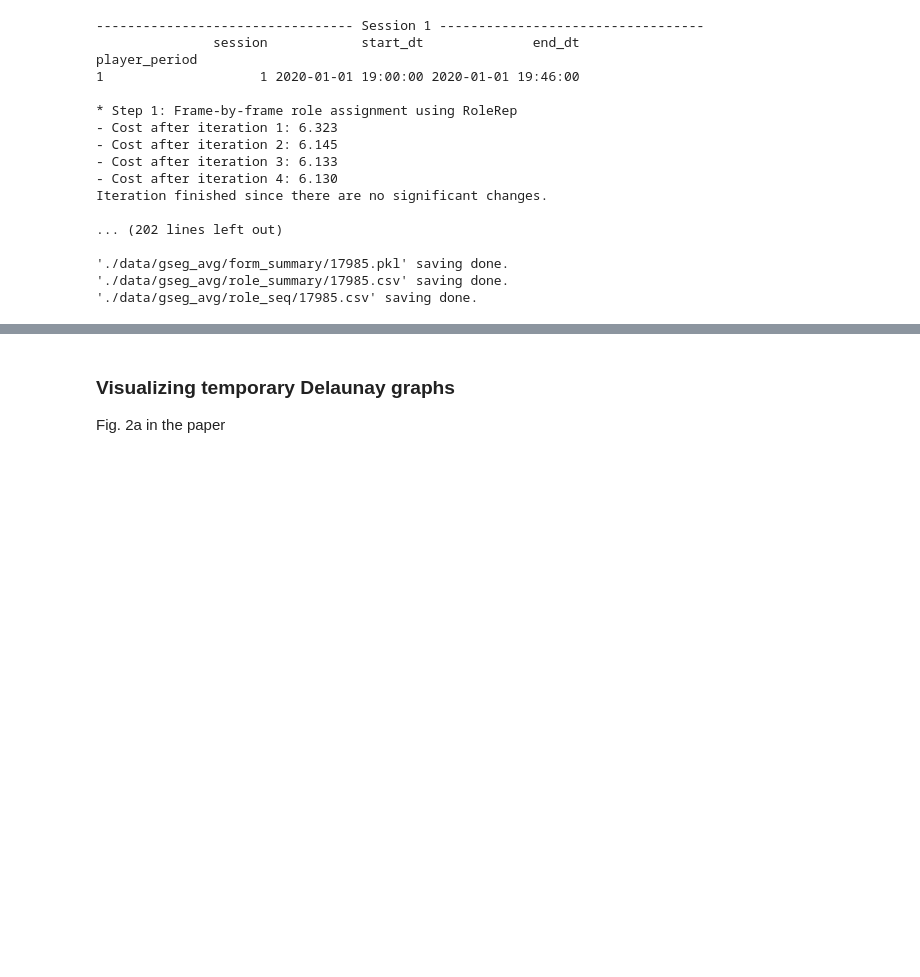
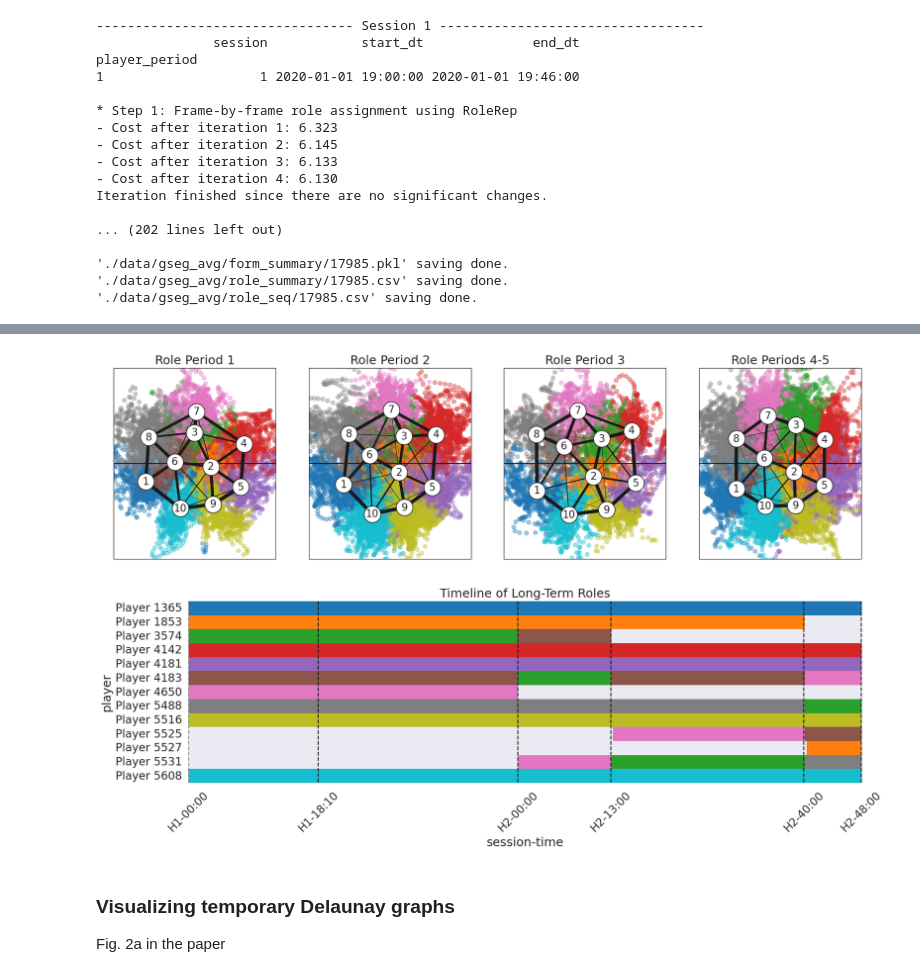
Before and after one commit to hyunsungkim-ds/soccercpd, a Jupyter notebook: tutorial.ipynb, the cells around one changed output, grey strips where cells are left out. Saved outputs shown, nothing was run; the diff lists cells and outputs as text; code cells hidden in the pictures; blank space fills up the shorter version.

Commit message:
🐛 Debug SoccerCPD.visualize

```diff
--- a/tutorial.ipynb
+++ b/tutorial.ipynb
@@ -99,3 +107,7 @@ plt.show()
+# %%
+cpd.visualize(activity_id, save=False)
+# %% [output]
+[figure, added]
 # %% [markdown]
 ### Visualizing temporary Delaunay graphs
 Fig. 2a in the paper
```
Also changed, not shown: parts of 4 cells of this notebook, 4 other files.
